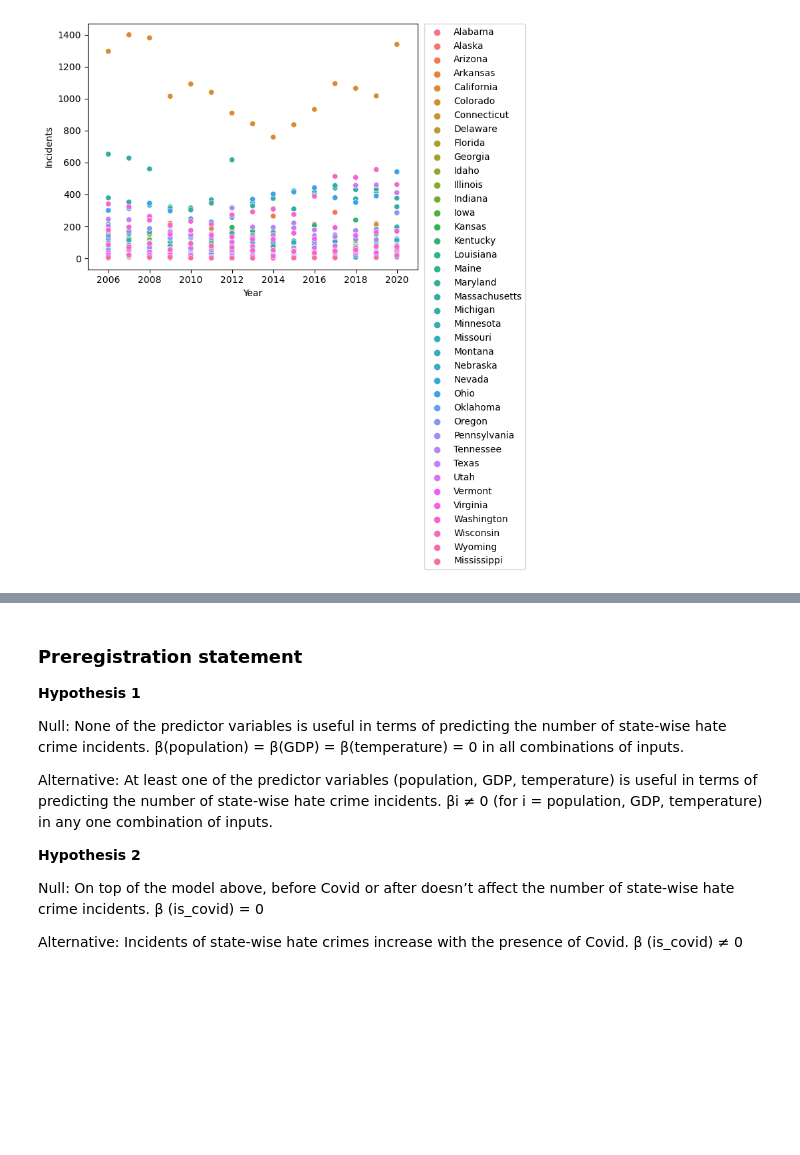
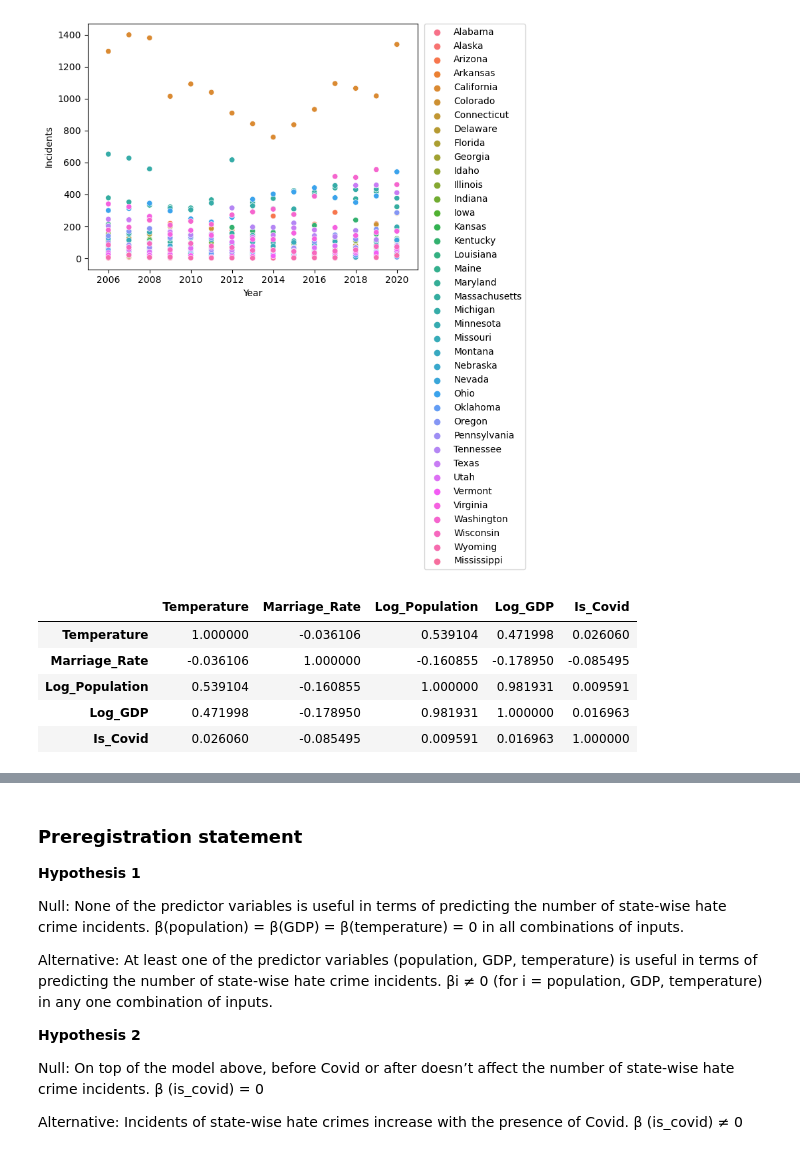
Before and after one commit to ChenTsizhen/2950_Project, a Jupyter notebook: master.ipynb, the cells around one changed output, grey strips where cells are left out. Saved outputs shown, nothing was run; the diff lists cells and outputs as text; code cells hidden in the pictures; blank space fills up the shorter version.

```diff
--- a/master.ipynb
+++ b/master.ipynb
@@ -219,3 +254,12 @@ ax.set_xlim(2005,2021)
 plt.show()
 # %% [output]
 [figure]
+# %%
+df.iloc[:,5:].corr()
+# %% [output]
+|  | Temperature | Marriage_Rate | Log_Population | Log_GDP | Is_Covid |
+| Temperature | 1.000000 | -0.036106 | 0.539104 | 0.471998 | 0.026060 |
+| Marriage_Rate | -0.036106 | 1.000000 | -0.160855 | -0.178950 | -0.085495 |
+| Log_Population | 0.539104 | -0.160855 | 1.000000 | 0.981931 | 0.009591 |
+| Log_GDP | 0.471998 | -0.178950 | 0.981931 | 1.000000 | 0.016963 |
+| Is_Covid | 0.026060 | -0.085495 | 0.009591 | 0.016963 | 1.000000 |
```
Also changed, not shown: parts of 16 cells of this notebook, 7 other files.
